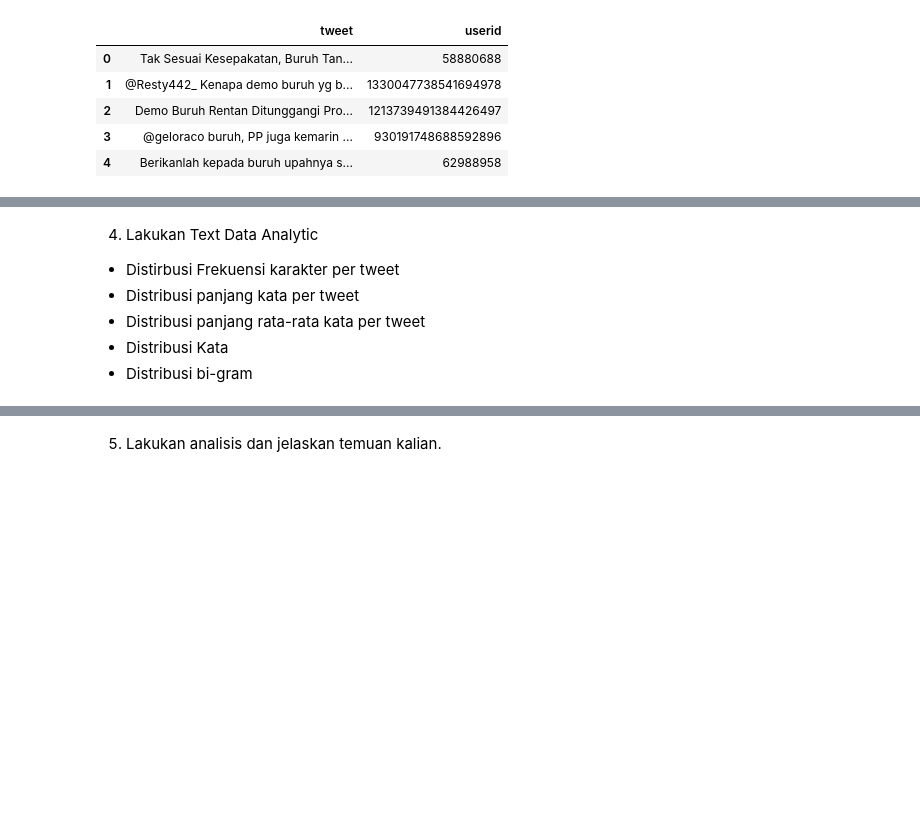
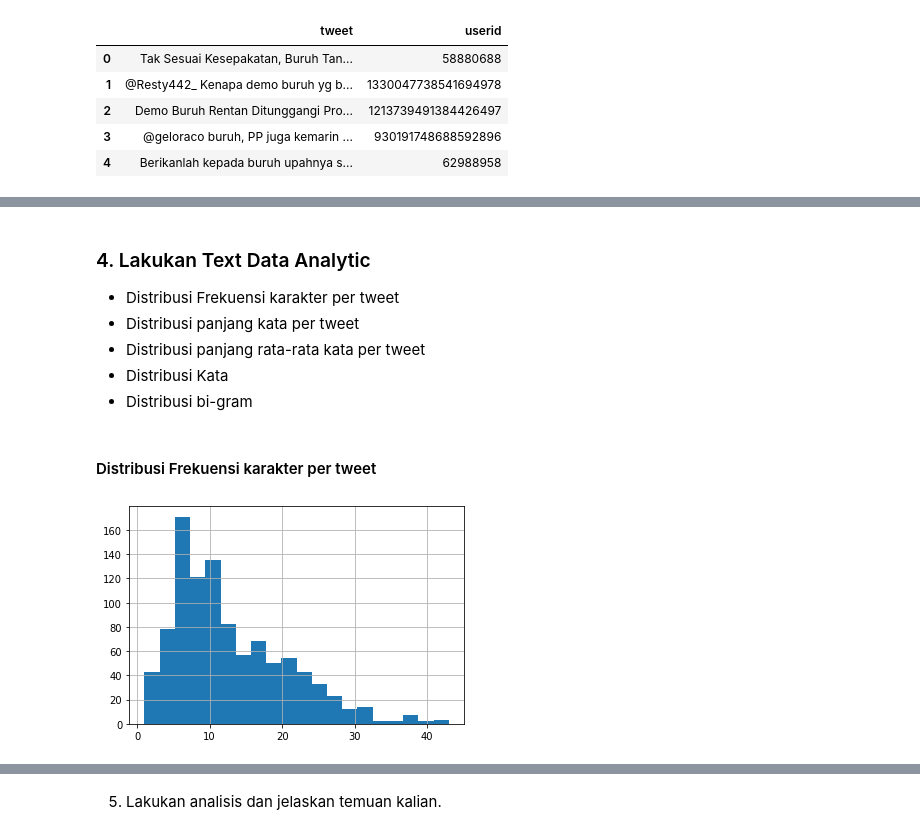
Before and after one commit to mraditya89/data_sains_course, a Jupyter notebook: assignment/tugas_24_yudi_aditya_89.ipynb, the cells around one changed output, grey strips where cells are left out. Cells and saved outputs as stored; diff of their text form; code cells hidden in the pictures; blank space fills up the shorter version.

```diff
--- a/assignment/tugas_24_yudi_aditya_89.ipynb
+++ b/assignment/tugas_24_yudi_aditya_89.ipynb
@@ -85,4 +97,6 @@ baru dengan nama clean_tweet. Lakukan langkah berikut
 * Case folding
 * Menghilangkan stopwords
 * Menghilangkan bahasa slang
+# %%
+analyze = TweetAnalyzer(df)
 # %% [markdown]
@@ -90,7 +114,13 @@ baru dengan nama clean_tweet. Lakukan langkah berikut
 # %% [markdown]
-4. Lakukan Text Data Analytic
-* Distirbusi Frekuensi karakter per tweet
+### 4. Lakukan Text Data Analytic
+* Distribusi Frekuensi karakter per tweet
 * Distribusi panjang kata per tweet
 * Distribusi panjang rata-rata kata per tweet
 * Distribusi Kata
 * Distribusi bi-gram
+# %% [markdown]
+#### Distribusi Frekuensi karakter per tweet
+# %%
+analyze.showFqCharPerTweet()
+# %% [output]
+[figure, added]
```
Also changed, not shown: parts of 14 cells of this notebook, 3 other files.
